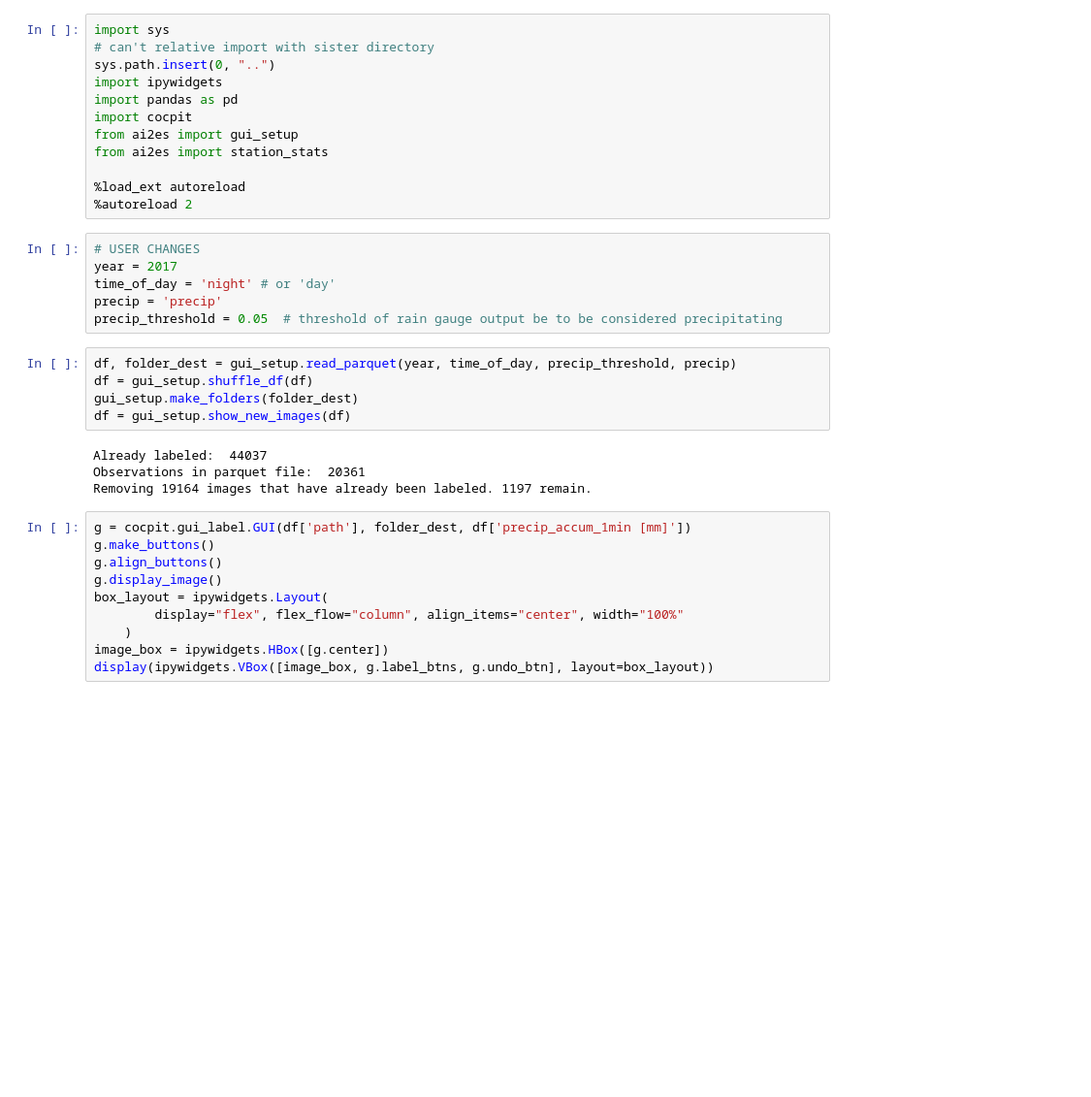
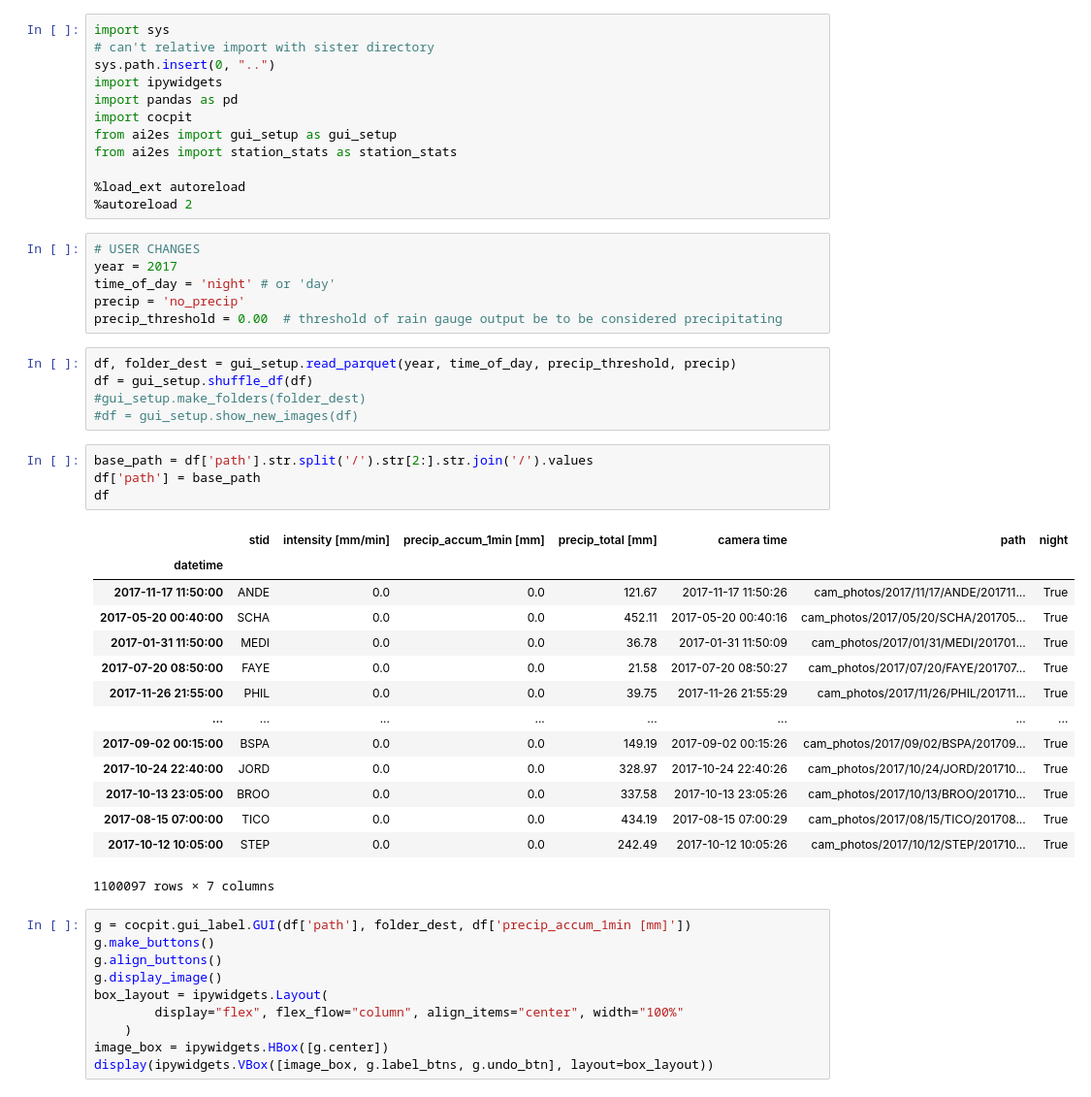
Before and after one commit to vprzybylo/ai2es, a Jupyter notebook: notebooks/label.ipynb, the cells around one changed output. Shown at 97% size. Cells and saved outputs as stored; diff of their text form; blank space fills up the shorter version.

```diff
--- a/notebooks/label.ipynb
+++ b/notebooks/label.ipynb
@@ -5,8 +5,8 @@ sys.path.insert(0, "..")
 import ipywidgets
 import pandas as pd
 import cocpit
-from ai2es import gui_setup
-from ai2es import station_stats
+from ai2es import gui_setup as gui_setup
+from ai2es import station_stats as station_stats
 
 %load_ext autoreload
 %autoreload 2
@@ -14,17 +14,32 @@ from ai2es import station_stats
 # USER CHANGES
 year = 2017
 time_of_day = 'night' # or 'day'
-precip = 'precip'
-precip_threshold = 0.05  # threshold of rain gauge output be to be considered precipitating
+precip = 'no_precip'
+precip_threshold = 0.00  # threshold of rain gauge output be to be considered precipitating
 # %%
 df, folder_dest = gui_setup.read_parquet(year, time_of_day, precip_threshold, precip)
 df = gui_setup.shuffle_df(df)
-gui_setup.make_folders(folder_dest)
-df = gui_setup.show_new_images(df)
+#gui_setup.make_folders(folder_dest)
+#df = gui_setup.show_new_images(df)
-# %% [output]
-Already labeled:  44037
-Observations in parquet file:  20361
-Removing 19164 images that have already been labeled. 1197 remain.
+# %%
+base_path = df['path'].str.split('/').str[2:].str.join('/').values
+df['path'] = base_path
+df
+# %% [output]
+|  | stid | intensity [mm/min] | precip_accum_1min [mm] | precip_total [mm] | camera time | path | night |
+| datetime |  |  |  |  |  |  |  |
+| 2017-11-17 11:50:00 | ANDE | 0.0 | 0.0 | 121.67 | 2017-11-17 11:50:26 | cam_photos/2017/11/17/ANDE/201711... | True |
+| 2017-05-20 00:40:00 | SCHA | 0.0 | 0.0 | 452.11 | 2017-05-20 00:40:16 | cam_photos/2017/05/20/SCHA/201705... | True |
+| 2017-01-31 11:50:00 | MEDI | 0.0 | 0.0 | 36.78 | 2017-01-31 11:50:09 | cam_photos/2017/01/31/MEDI/201701... | True |
+| 2017-07-20 08:50:00 | FAYE | 0.0 | 0.0 | 21.58 | 2017-07-20 08:50:27 | cam_photos/2017/07/20/FAYE/201707... | True |
+| 2017-11-26 21:55:00 | PHIL | 0.0 | 0.0 | 39.75 | 2017-11-26 21:55:29 | cam_photos/2017/11/26/PHIL/201711... | True |
+| ... | ... | ... | ... | ... | ... | ... | ... |
+| 2017-09-02 00:15:00 | BSPA | 0.0 | 0.0 | 149.19 | 2017-09-02 00:15:26 | cam_photos/2017/09/02/BSPA/201709... | True |
+| 2017-10-24 22:40:00 | JORD | 0.0 | 0.0 | 328.97 | 2017-10-24 22:40:26 | cam_photos/2017/10/24/JORD/201710... | True |
+| 2017-10-13 23:05:00 | BROO | 0.0 | 0.0 | 337.58 | 2017-10-13 23:05:26 | cam_photos/2017/10/13/BROO/201710... | True |
+| 2017-08-15 07:00:00 | TICO | 0.0 | 0.0 | 434.19 | 2017-08-15 07:00:29 | cam_photos/2017/08/15/TICO/201708... | True |
+| 2017-10-12 10:05:00 | STEP | 0.0 | 0.0 | 242.49 | 2017-10-12 10:05:26 | cam_photos/2017/10/12/STEP/201710... | True |
+1100097 rows × 7 columns
 # %%
 g = cocpit.gui_label.GUI(df['path'], folder_dest, df['precip_accum_1min [mm]'])
 g.make_buttons()
```
Also changed, not shown: 23 other files.
